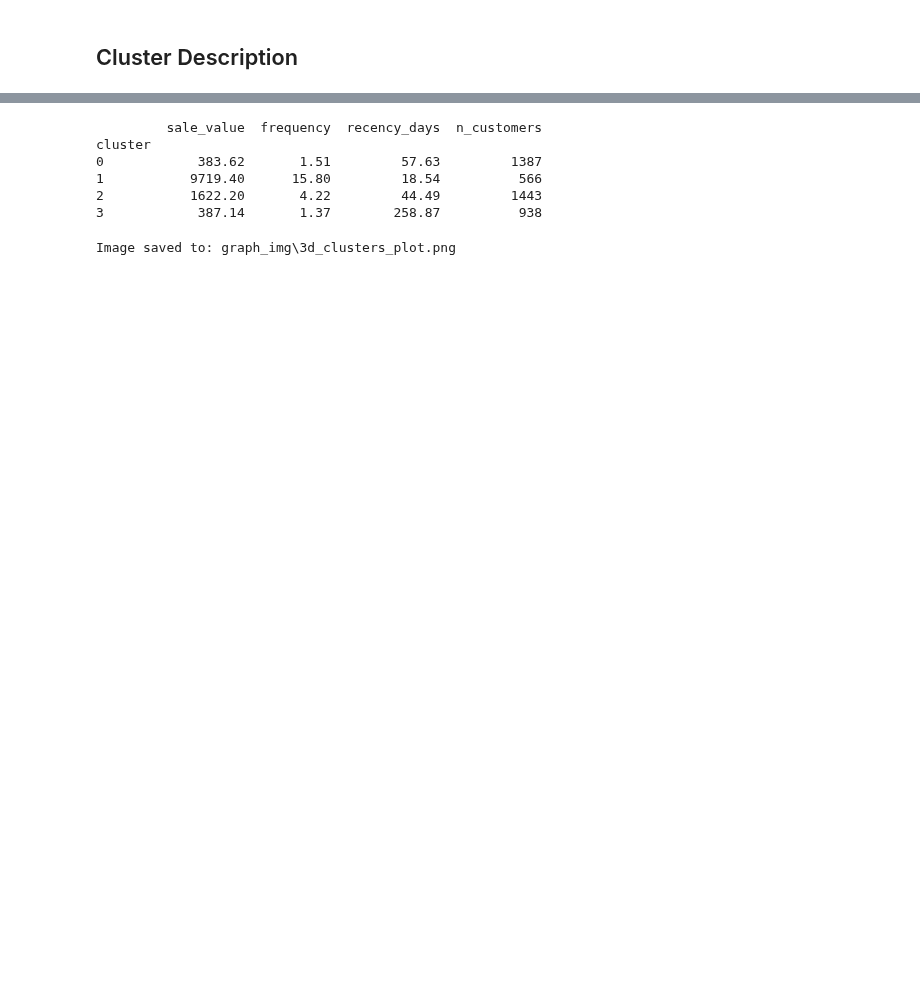
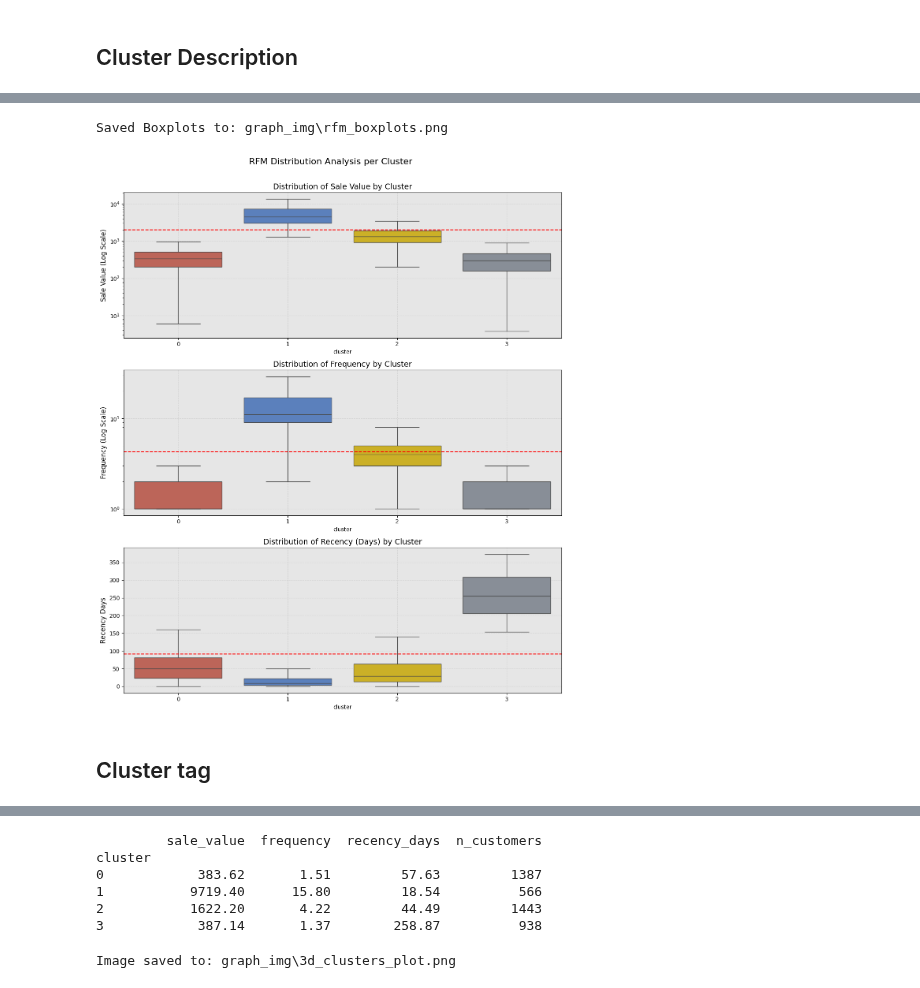
Before and after one commit to CaballeroRAR/ds_projects_collabs, a Jupyter notebook: 1-cluster_retail_uci/notebook/cluster_retail.ipynb, the cells around one changed output, grey strips where cells are left out. Cells and saved outputs as stored; diff of their text form; code cells hidden in the pictures; blank space fills up the shorter version.

```diff
--- a/1-cluster_retail_uci/notebook/cluster_retail.ipynb
+++ b/1-cluster_retail_uci/notebook/cluster_retail.ipynb
@@ -934,0 +938,7 @@ max    279138.020000   206.000000    373.000000     3.000000
+# %%
+plot_rfm_boxplots(df_real_values)
+# %% [output]
+Saved Boxplots to: graph_img\rfm_boxplots.png
+[figure, added]
+# %% [markdown]
+## Cluster tag
```
Also changed, not shown: parts of 9 cells of this notebook, 1 other file.
